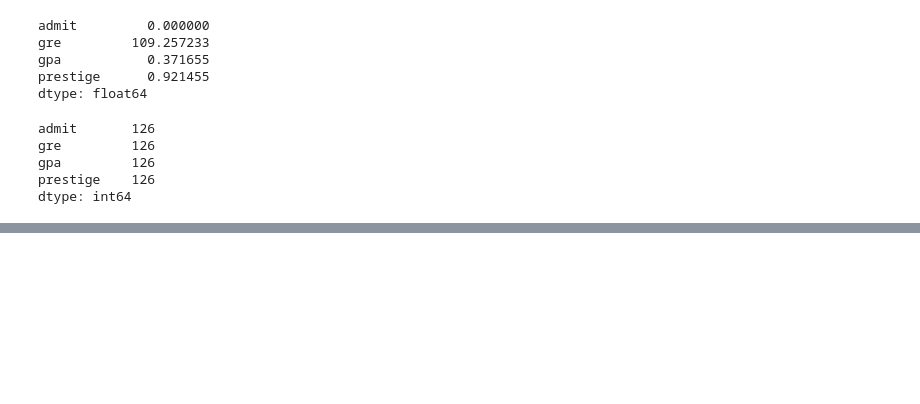
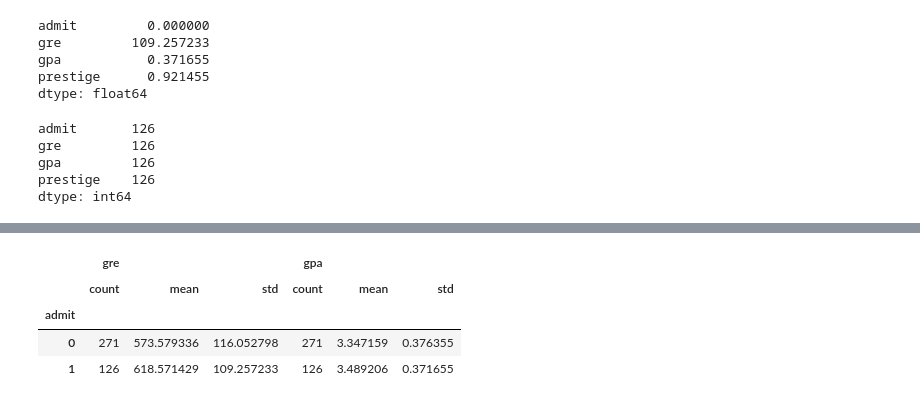
Before and after one commit to alinix1/my-hw-repo, a Jupyter notebook: Project_4.ipynb, the cells around one changed output, grey strips where cells are left out. Drawn from its saved outputs; the diff is of its cells as text; code cells hidden in the pictures; blank space fills up the shorter version.

```diff
--- a/Project_4.ipynb
+++ b/Project_4.ipynb
@@ -227,0 +291,12 @@ dtype: int64
+# %%
+functioned = ['count', 'mean', 'std']
+
+result = admits.groupby('admit')['gre', 'gpa'].agg(functioned)
+# %%
+result
+# %% [output]
+|  | gre |  |  | gpa |  |  |
+|  | count | mean | std | count | mean | std |
+| admit |  |  |  |  |  |  |
+| 0 | 271 | 573.579336 | 116.052798 | 271 | 3.347159 | 0.376355 |
+| 1 | 126 | 618.571429 | 109.257233 | 126 | 3.489206 | 0.371655 |
```
Also changed, not shown: parts of 14 cells of this notebook.
